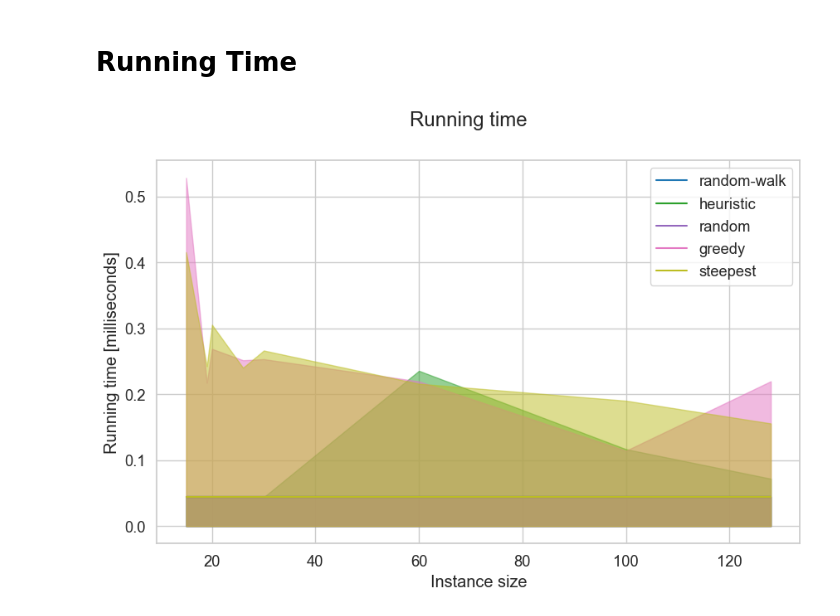
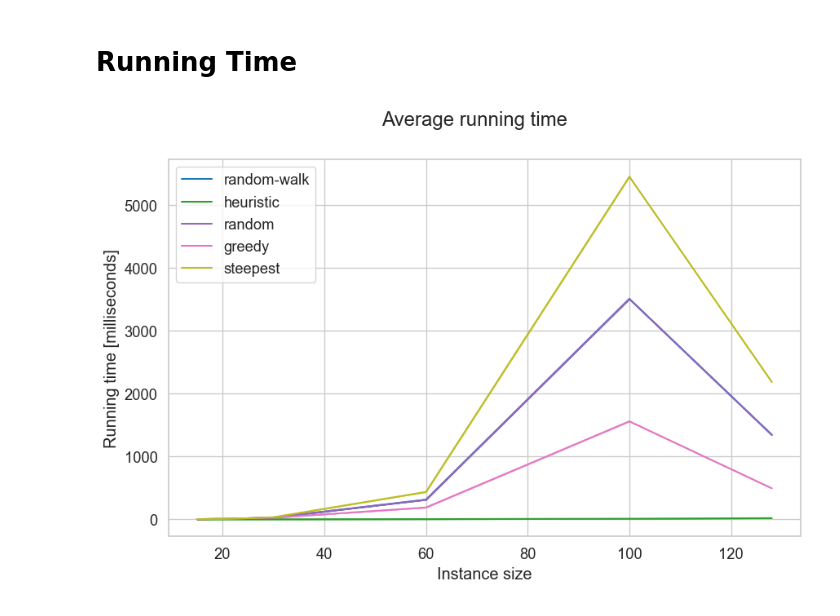
Before and after one commit to kapiblue/QAP-local-search, a Jupyter notebook: plotting/plot.ipynb, the cells around one changed output. Saved outputs shown, nothing was run; the diff lists cells and outputs as text; code cells hidden in the pictures.

```diff
--- a/plotting/plot.ipynb
+++ b/plotting/plot.ipynb
@@ -141,0 +148,19 @@ plt.show()
+# %%
+fig, ax = plt.subplots(figsize = (10,6))
+
+for i, method in enumerate(methods):
+    means = []
+    for instance in data.keys():
+        instance_mean = data[instance][method]["evaluation"].min()
+        diff = (instance_mean - data[instance]["opt"])/data[instance]["opt"]
+        means.append(diff)
+    means = np.array(means)
+    variations = np.array(variations)
+    color = color=cmap(float(i/len(methods)))
+    ax.plot(instance_sizes, means, label = method, color=color)
+    ax.set_xlabel("Instance size")
+    ax.set_ylabel("Quality")
+
+fig.suptitle("Quality in comparison to the optimum (best)")
+plt.legend()
+plt.show()
@@ -141,0 +171,19 @@ plt.show()
+# %%
+fig, ax = plt.subplots(figsize = (10,6))
+
+for i, method in enumerate(methods):
+    means = []
+    for instance in data.keys():
+        instance_mean = data[instance][method]["evaluation"].max()
+        diff = (instance_mean - data[instance]["opt"])/data[instance]["opt"]
+        means.append(diff)
+    means = np.array(means)
+    variations = np.array(variations)
+    color = color=cmap(float(i/len(methods)))
+    ax.plot(instance_sizes, means, label = method, color=color)
+    ax.set_xlabel("Instance size")
+    ax.set_ylabel("Quality")
+
+fig.suptitle("Quality in comparison to the optimum (worst)")
+plt.legend()
+plt.show()
@@ -144,27 +194,27 @@ plt.show()
 # %%
 fig, ax = plt.subplots(figsize = (10,6))
 
 for i, method in enumerate(methods):
     means = []
     variations = []
     for instance in data.keys():
         instance_mean = data[instance][method]["time"].mean()
         # Coefficient of vatioation is std/mean
         coeff_of_variation = data[instance][method]["time"].std() / (instance_mean + 1e-5)
-        means.append(diff)
+        means.append(instance_mean)
         variations.append(coeff_of_variation)
     means = np.array(means)
     variations = np.array(variations)
     color = color=cmap(float(i/len(methods)))
     ax.plot(instance_sizes, means, label = method, color=color)
-    ax.fill_between(instance_sizes, 0,
+    ax.fill_between(instance_sizes, means-variations,
                     means + variations,
                     color=color, alpha=0.5)
     ax.set_xlabel("Instance size")
     ax.set_ylabel("Running time [milliseconds]")
 
-fig.suptitle("Running time")
+fig.suptitle("Average running time")
 plt.legend()
 plt.show()
 # %% [output]
-[figure, old version]
+[figure, new version]
```
Also changed, not shown: parts of 14 cells of this notebook, 9 other files.
